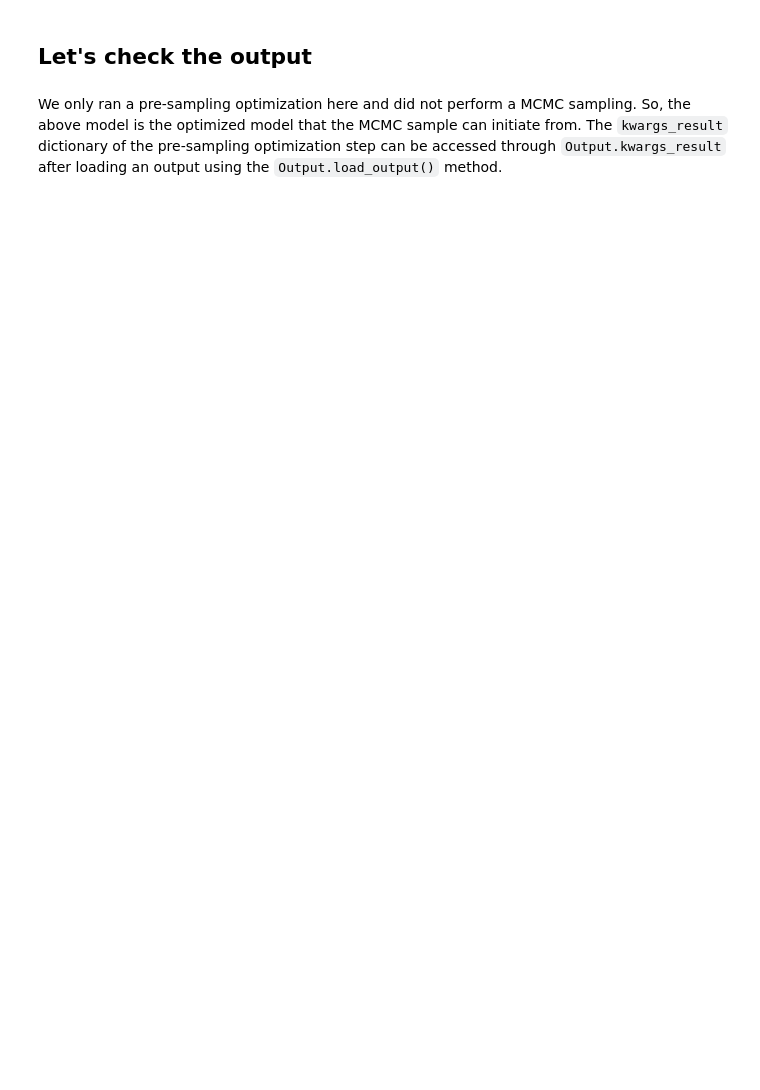
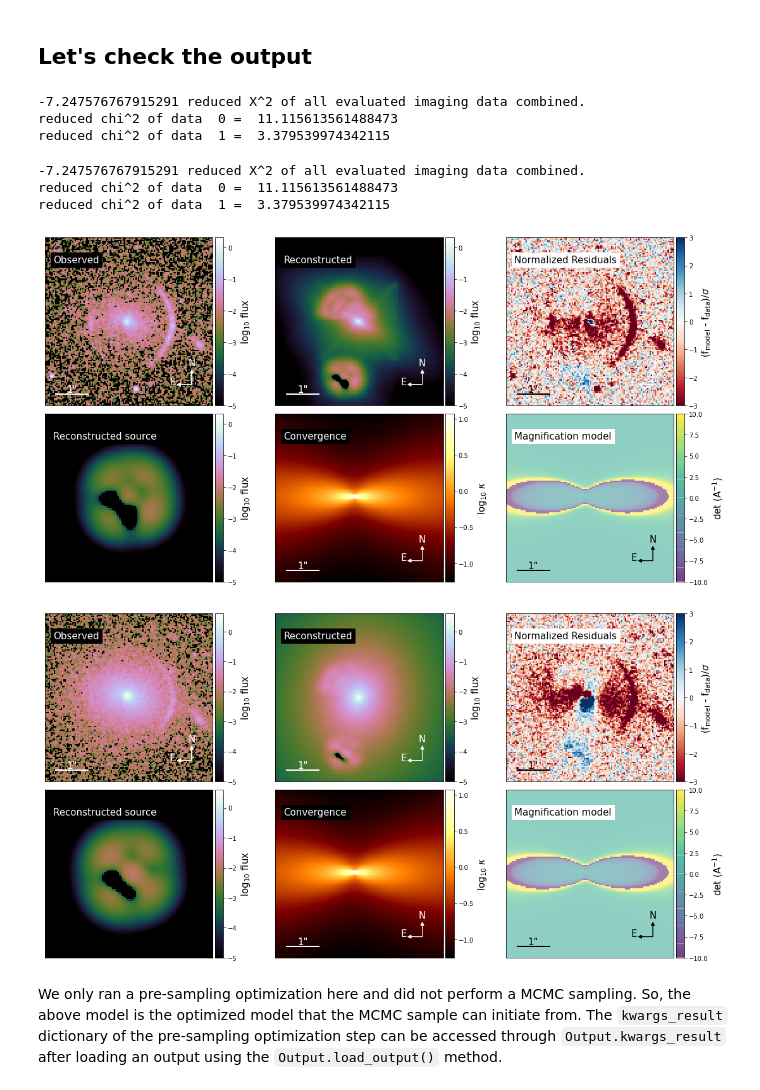
Before and after one commit to ajshajib/dolphin, a Jupyter notebook: notebooks/Multi-filter example.ipynb, the cells around one changed output. Saved outputs shown, nothing was run; the diff lists cells and outputs as text; code cells hidden in the pictures; blank space fills up the shorter version.

Commit message:
Rename lens_system3

```diff
--- a/notebooks/Multi-filter example.ipynb
+++ b/notebooks/Multi-filter example.ipynb
@@ -134,8 +121,17 @@ from dolphin.analysis.output import Output
 
 output = Output('../io_directory_example/')
 # %%
-fig = output.plot_model_overview(lens_name='SL2SJ0219-0829', model_id='example2',band_index=0)
-fig2 = output.plot_model_overview(lens_name='SL2SJ0219-0829', model_id='example2',band_index=1)
+fig = output.plot_model_overview(lens_name='lens_system3', model_id='example3',band_index=0)
+fig2 = output.plot_model_overview(lens_name='lens_system3', model_id='example3',band_index=1)
+# %% [output]
+-7.247576767915291 reduced X^2 of all evaluated imaging data combined.
+reduced chi^2 of data  0 =  11.115613561488473
+reduced chi^2 of data  1 =  3.379539974342115
+-7.247576767915291 reduced X^2 of all evaluated imaging data combined.
+reduced chi^2 of data  0 =  11.115613561488473
+reduced chi^2 of data  1 =  3.379539974342115
+[figure, added]
+[figure, added]
 # %% [markdown]
 We only ran a pre-sampling optimization here and did not perform a MCMC sampling. So, the above model is the optimized model that the MCMC sample can initiate from. The `kwargs_result` dictionary of the pre-sampling optimization step can be accessed through `Output.kwargs_result` after loading an output using the `Output.load_output()` method.
 # %%
```
Also changed, not shown: parts of 3 cells of this notebook, 8 other files.
